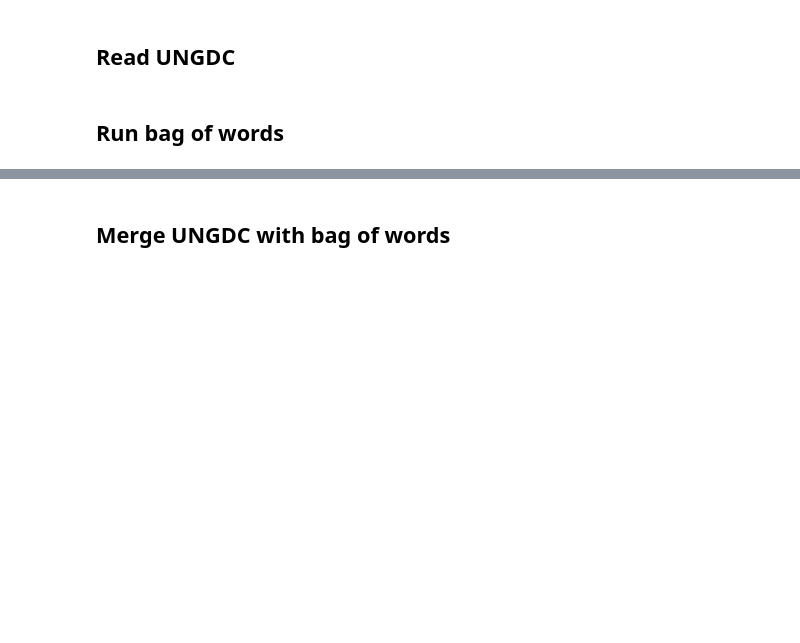
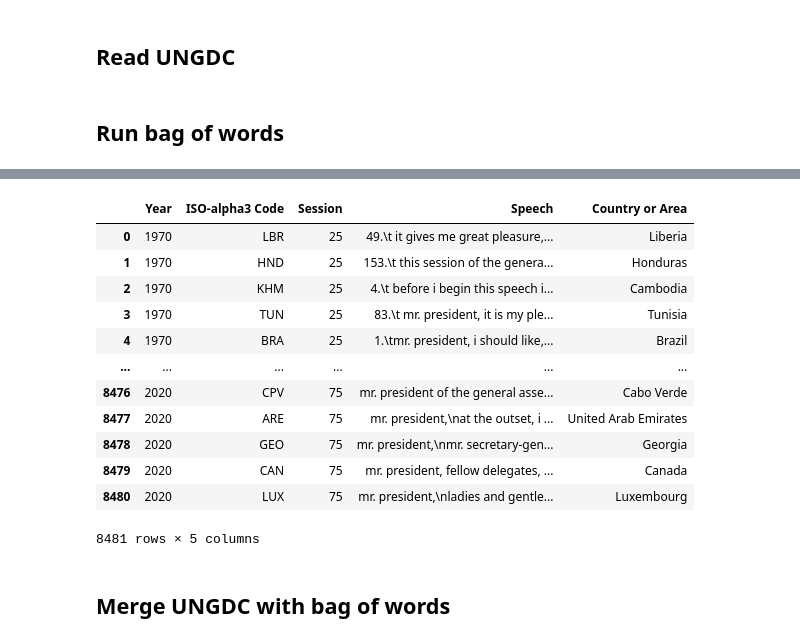
Before and after one commit to wolfbrr/FDS-2022, a Jupyter notebook: assignment-1/assignment-1.ipynb, the cells around one changed output, grey strips where cells are left out. Saved outputs shown, nothing was run; the diff lists cells and outputs as text; code cells hidden in the pictures; blank space fills up the shorter version.

```diff
--- a/assignment-1/assignment-1.ipynb
+++ b/assignment-1/assignment-1.ipynb
@@ -42,3 +79,19 @@ X_counts = pd.DataFrame(X_counts.toarray(), columns=words_list)
+# %%
+df_un_merged.reset_index()
+# %% [output]
+|  | Year | ISO-alpha3 Code | Session | Speech | Country or Area |
+| 0 | 1970 | LBR | 25 | 49.\t it gives me great pleasure,... | Liberia |
+| 1 | 1970 | HND | 25 | 153.\t this session of the genera... | Honduras |
+| 2 | 1970 | KHM | 25 | 4.\t before i begin this speech i... | Cambodia |
+| 3 | 1970 | TUN | 25 | 83.\t mr. president, it is my ple... | Tunisia |
+| 4 | 1970 | BRA | 25 | 1.\tmr. president, i should like,... | Brazil |
+| ... | ... | ... | ... | ... | ... |
+| 8476 | 2020 | CPV | 75 | mr. president of the general asse... | Cabo Verde |
+| 8477 | 2020 | ARE | 75 | mr. president,\nat the outset, i ... | United Arab Emirates |
+| 8478 | 2020 | GEO | 75 | mr. president,\nmr. secretary-gen... | Georgia |
+| 8479 | 2020 | CAN | 75 | mr. president, fellow delegates, ... | Canada |
+| 8480 | 2020 | LUX | 75 | mr. president,\nladies and gentle... | Luxembourg |
+8481 rows × 5 columns
 # %% [markdown]
 ## Merge UNGDC with bag of words
 # %%
```
Also changed, not shown: parts of 14 cells of this notebook.
